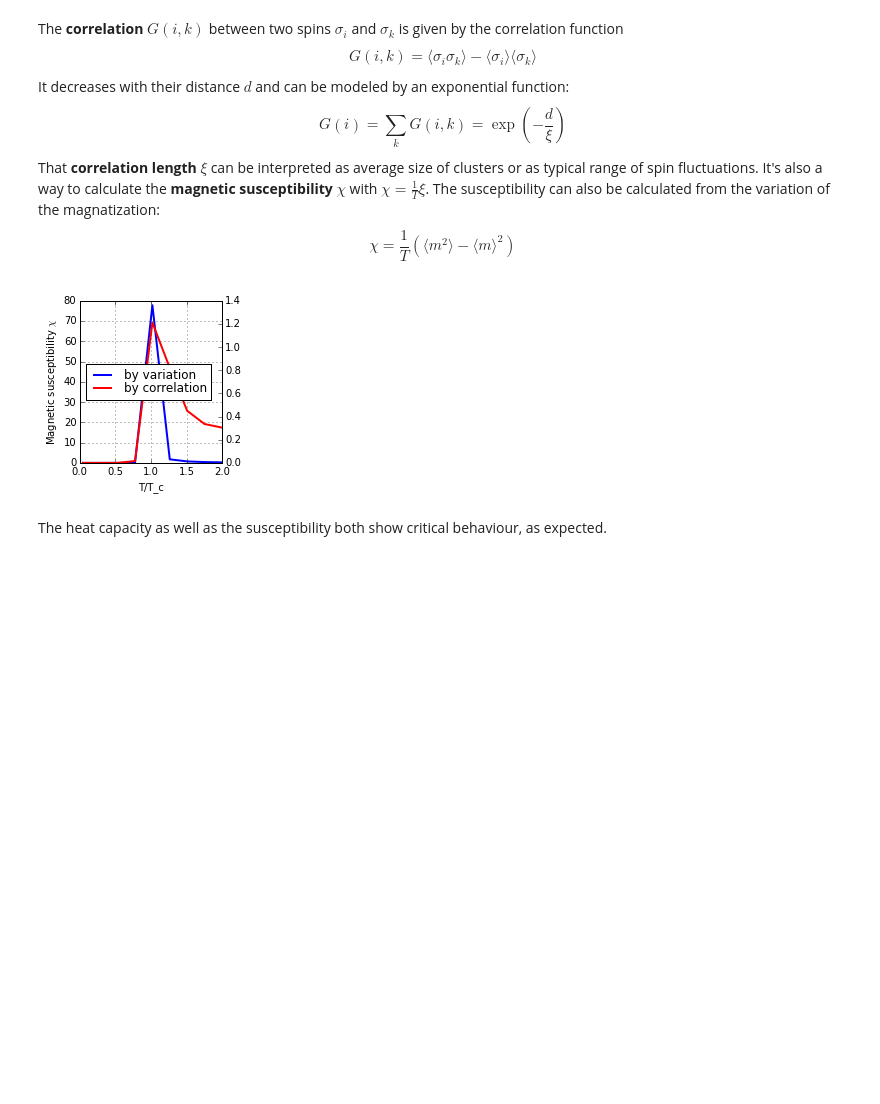
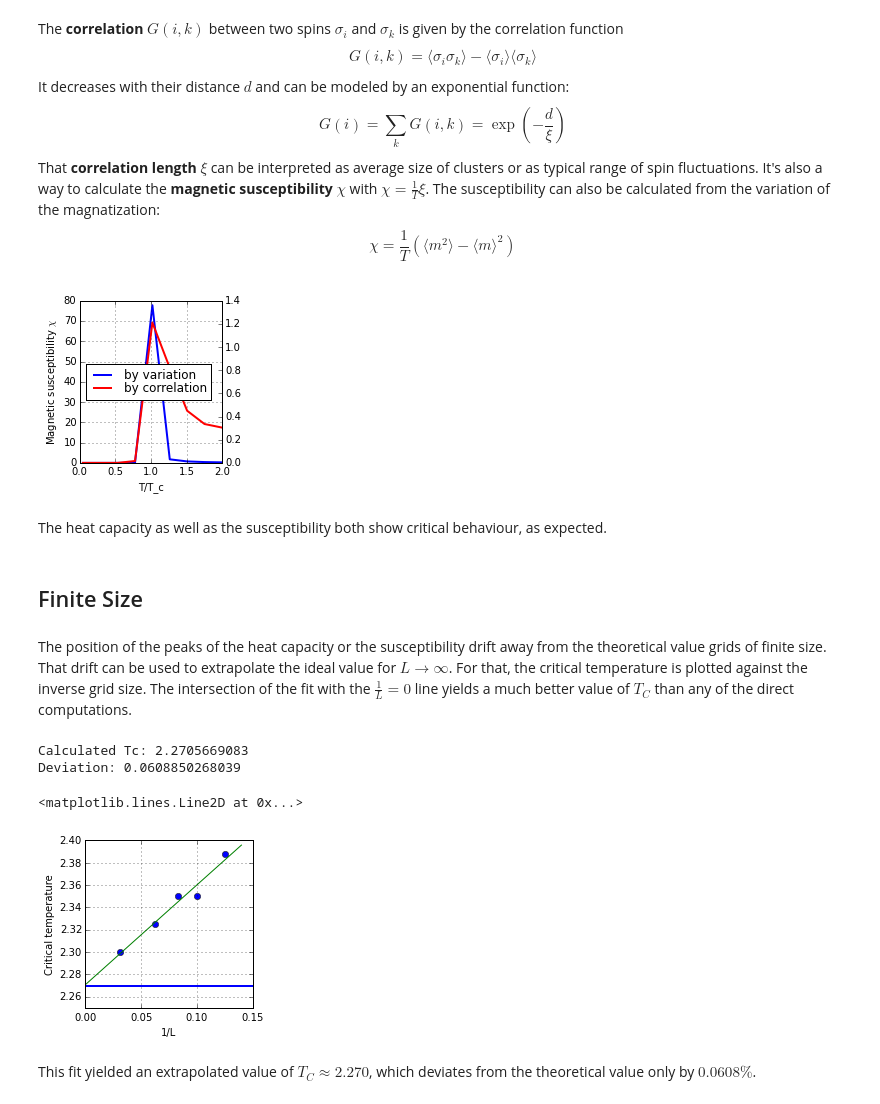
Before and after one commit to s9w/magneto, a Jupyter notebook: usage.ipynb, the cells around one changed output. Saved outputs shown, nothing was run; the diff lists cells and outputs as text; code cells hidden in the pictures; blank space fills up the shorter version.

Commit message:
Extended notebook with finite size extrapolation

```diff
--- a/usage.ipynb
+++ b/usage.ipynb
@@ -98,3 +104,50 @@ fig.tight_layout()
 [figure]
 # %% [markdown]
 The heat capacity as well as the susceptibility both show critical behaviour, as expected.
+# %% [markdown]
+## Finite Size
+# %% [markdown]
+The position of the peaks of the heat capacity or the susceptibility drift away from the theoretical value grids of finite size. That drift can be used to extrapolate the ideal value for $L\to\infty$. For that, the critical temperature is plotted against the inverse grid size. The intersection of the fit with the $\frac 1 L =0$ line yields a much better value of $T_C$ than any of the direct computations.
+# %%
+# ising -L=8  -TSteps=9 -TMin=2.2 -TMax=2.5 -avgN=9500  -measure=cv -o=ising_cv_8  -threads=4
+# ising -L=10 -TSteps=9 -TMin=2.2 -TMax=2.5 -avgN=15000 -measure=cv -o=ising_cv_10 -threads=4
+# ising -L=12 -TSteps=9 -TMin=2.2 -TMax=2.5 -avgN=12000 -measure=cv -o=ising_cv_12 -threads=4
+# ising -L=16 -TSteps=9 -TMin=2.2 -TMax=2.4 -avgN=9500  -measure=cv -o=ising_cv_16 -threads=4
+# ising -L=32 -TSteps=9 -TMin=2.2 -TMax=2.4 -avgN=6500  -measure=cv -o=ising_cv_32 -threads=4
+
+# Plot critical temps vs inverse grid sizes
+grid_sizes = np.array([8,10,12,16,32])
+T_critical_array = []
+for L in grid_sizes:
+    cv = np.loadtxt("ising_cv_{}.txt".format(L),  delimiter=", ")
+    T_critical = cv[np.argmax(cv[:,1],axis=0)][0]
+    T_critical_array.append(T_critical)
+L_inv = 1.0/grid_sizes # inverse grid size
+
+fig = plt.figure(figsize=(3,3))
+ax = fig.add_subplot(111, xlabel="1/L", ylabel="Critical temperature", xlim=(0,0.15), ylim=(2.25,2.4))
+ax.grid(True)
+ax.plot(L_inv, T_critical_array, "o", lw=2)
+ax.set_xticks(np.arange(0,0.16, 0.05))
+
+# Fit with a linear function
+from scipy.optimize import curve_fit
+def T_fit(x,a,b):
+    return a+b*x
+popt, pcov = curve_fit(T_fit, L_inv, T_critical_array)
+x = np.linspace(0,0.14, 10)
+ax.plot(x, T_fit(x, *popt))
+
+T_c_fit = T_fit(0, *popt)
+print("Calculated Tc:", T_c_fit)
+print("Deviation:", 100.0*(T_c_fit-Tc)/Tc)
+
+# Theoretical value
+ax.axhline(y=Tc, lw=2)
+# %% [output]
+Calculated Tc: 2.2705669083
+Deviation: 0.0608850268039
+<matplotlib.lines.Line2D at 0x...>
+[figure, added]
+# %% [markdown]
+This fit yielded an extrapolated value of $T_C\approx 2.270$, which deviates from the theoretical value only by $0.0608\%$.
```
Also changed, not shown: parts of 4 cells of this notebook, 3 other files.
